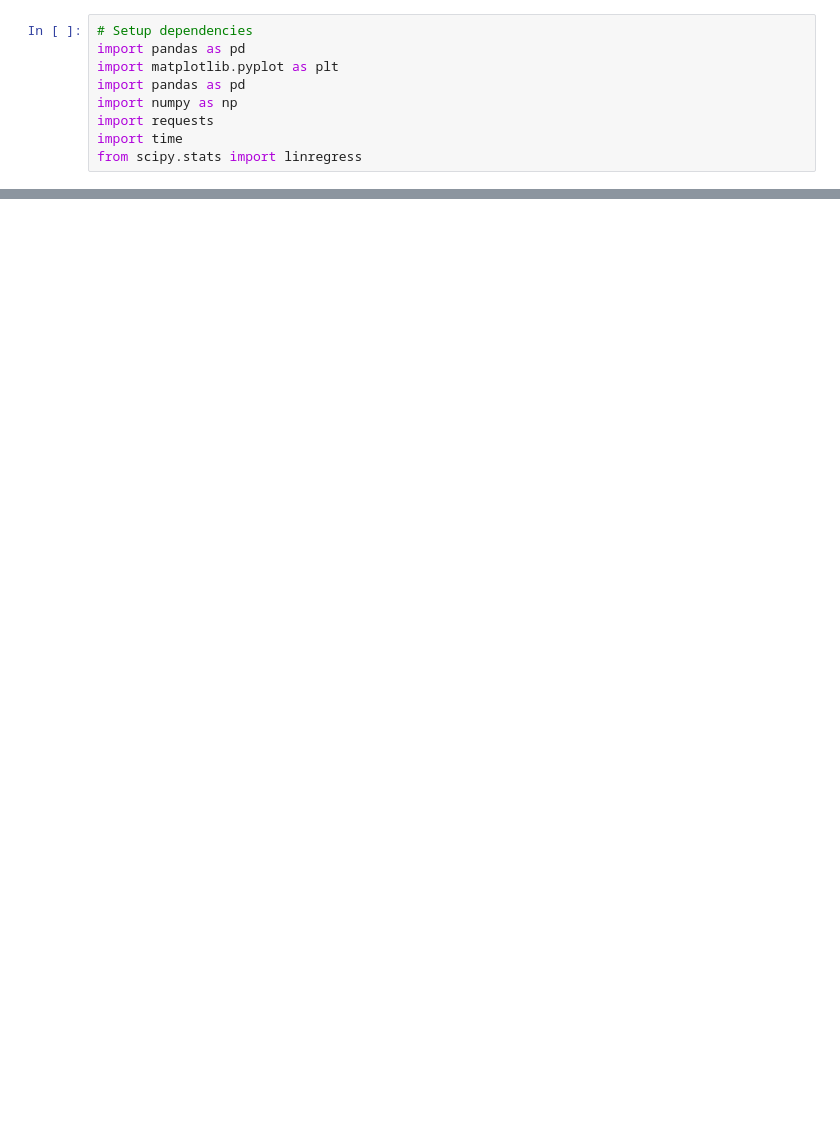
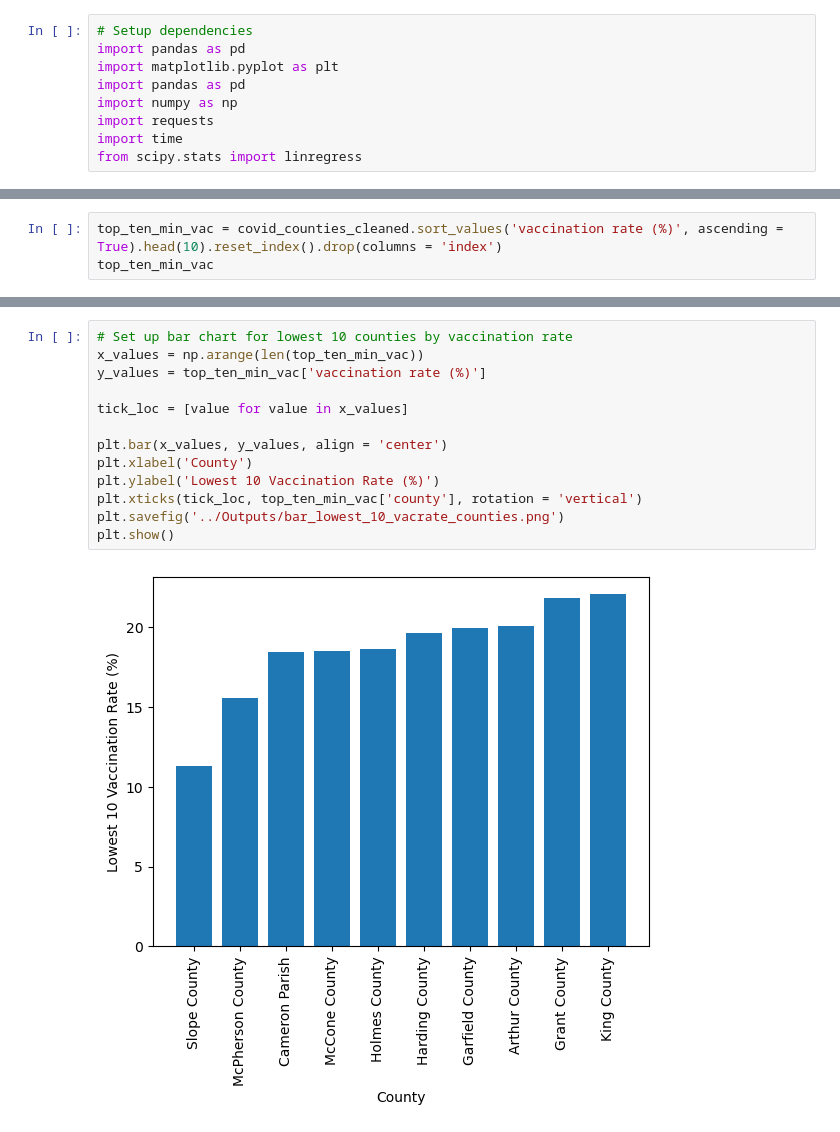
Before and after one commit to 123noob1/eda_and_git_colab, a Jupyter notebook: CodeBase/covid_max_min_analysis.ipynb, the cells around one changed output, grey strips where cells are left out. Saved outputs shown, nothing was run; the diff lists cells and outputs as text; blank space fills up the shorter version.

```diff
--- a/CodeBase/covid_max_min_analysis.ipynb
+++ b/CodeBase/covid_max_min_analysis.ipynb
@@ -257,0 +130,3 @@ plt.show()
+# %%
+top_ten_min_vac = covid_counties_cleaned.sort_values('vaccination rate (%)', ascending = True).head(10).reset_index().drop(columns = 'index')
+top_ten_min_vac
@@ -257,0 +145,15 @@ plt.show()
+# %%
+# Set up bar chart for lowest 10 counties by vaccination rate
+x_values = np.arange(len(top_ten_min_vac))
+y_values = top_ten_min_vac['vaccination rate (%)']
+
+tick_loc = [value for value in x_values]
+
+plt.bar(x_values, y_values, align = 'center')
+plt.xlabel('County')
+plt.ylabel('Lowest 10 Vaccination Rate (%)')
+plt.xticks(tick_loc, top_ten_min_vac['county'], rotation = 'vertical')
+plt.savefig('../Outputs/bar_lowest_10_vacrate_counties.png')
+plt.show()
+# %% [output]
+[figure, added]
```
Also changed, not shown: parts of 31 cells of this notebook, 4 other files.
